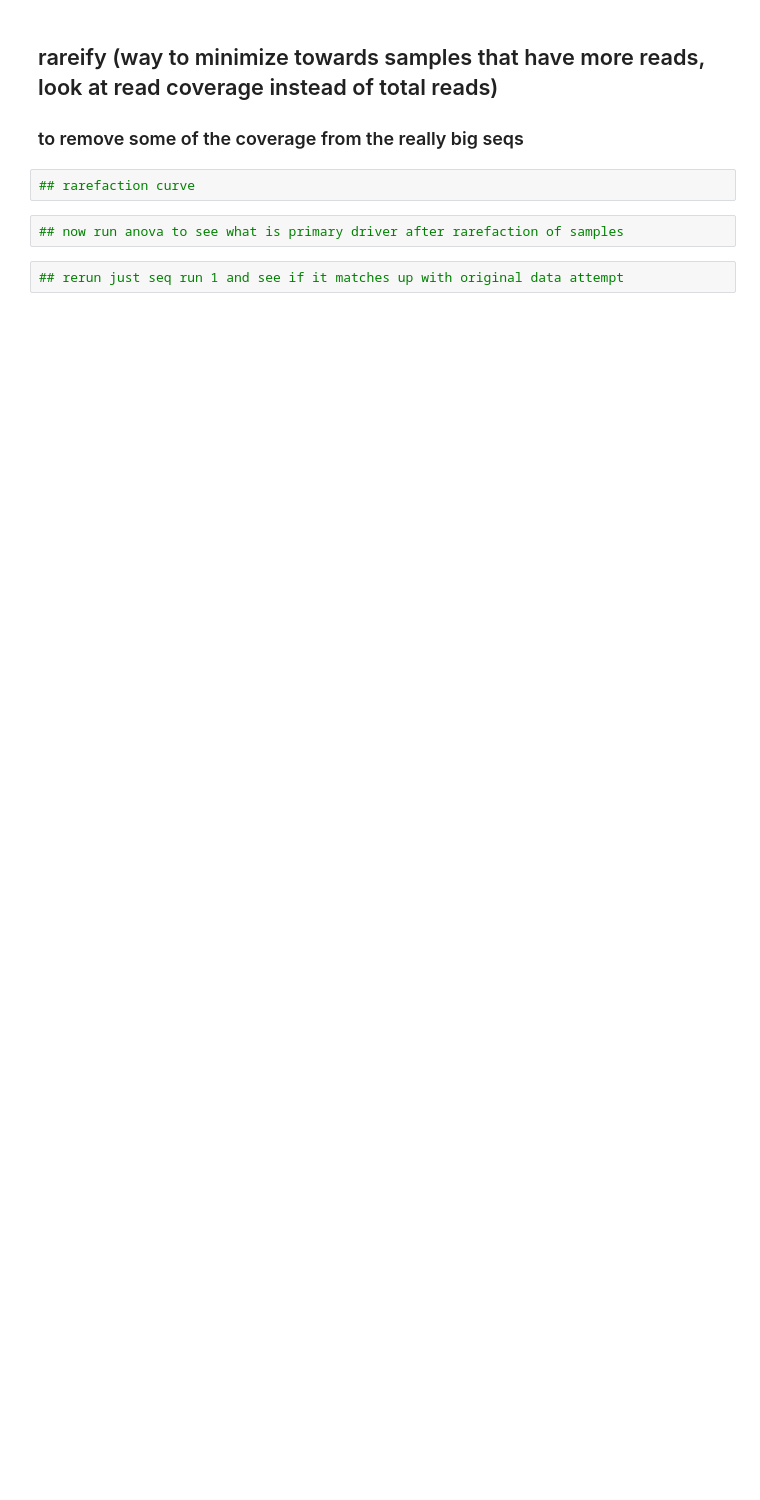
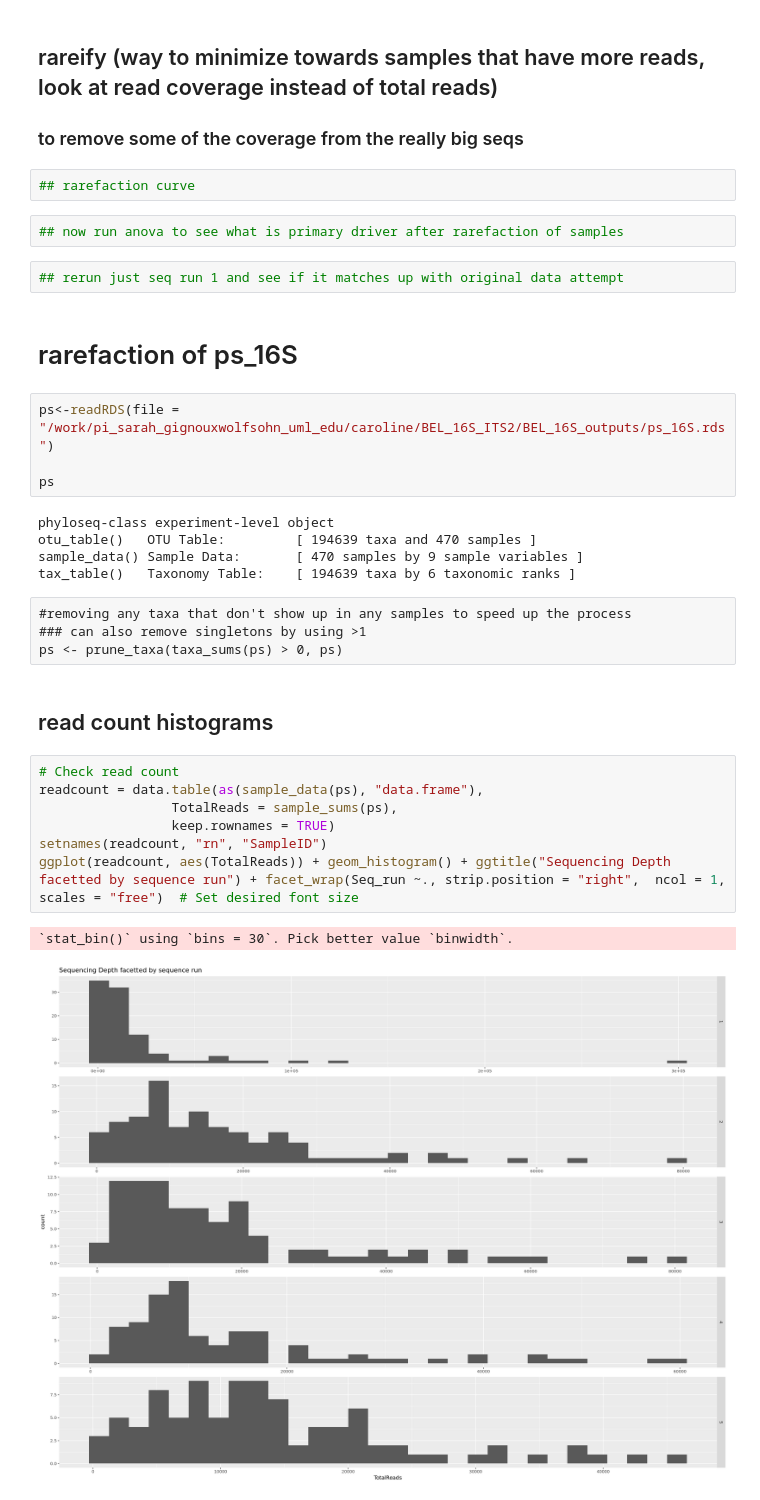
Before and after one commit to cdesouza02/BEL_16S_ITS2, a Jupyter notebook: BEL_16S_outputs/rarefaction.ipynb, the cells around one changed output. Saved outputs shown, nothing was run; the diff lists cells and outputs as text; blank space fills up the shorter version.

Commit message:
troubleshooting read counts dada2 and phyloseq

```diff
--- a/BEL_16S_outputs/rarefaction.ipynb
+++ b/BEL_16S_outputs/rarefaction.ipynb
@@ -197,3 +199,30 @@ Seq_run 8_22_2025 8_26_2025 8_28_2025 8_8_2025 9_10_2025
 ## now run anova to see what is primary driver after rarefaction of samples
 # %%
 ## rerun just seq run 1 and see if it matches up with original data attempt
+# %% [markdown]
+# rarefaction of ps_16S
+# %%
+ps<-readRDS(file = "/work/pi_sarah_gignouxwolfsohn_uml_edu/caroline/BEL_16S_ITS2/BEL_16S_outputs/ps_16S.rds")
+
+ps
+# %% [output]
+phyloseq-class experiment-level object
+otu_table()   OTU Table:         [ 194639 taxa and 470 samples ]
+sample_data() Sample Data:       [ 470 samples by 9 sample variables ]
+tax_table()   Taxonomy Table:    [ 194639 taxa by 6 taxonomic ranks ]
+# %% [raw]
+#removing any taxa that don't show up in any samples to speed up the process
+### can also remove singletons by using >1
+ps <- prune_taxa(taxa_sums(ps) > 0, ps)
+# %% [markdown]
+## read count histograms
+# %%
+# Check read count
+readcount = data.table(as(sample_data(ps), "data.frame"),
+                 TotalReads = sample_sums(ps),
+                 keep.rownames = TRUE)
+setnames(readcount, "rn", "SampleID")
+ggplot(readcount, aes(TotalReads)) + geom_histogram() + ggtitle("Sequencing Depth facetted by sequence run") + facet_wrap(Seq_run ~., strip.position = "right",  ncol = 1, scales = "free")  # Set desired font size
+# %% [output]
+`stat_bin()` using `bins = 30`. Pick better value `binwidth`.
+[figure, added]
```
Also changed, not shown: parts of 24 cells of this notebook, 2 other files.
